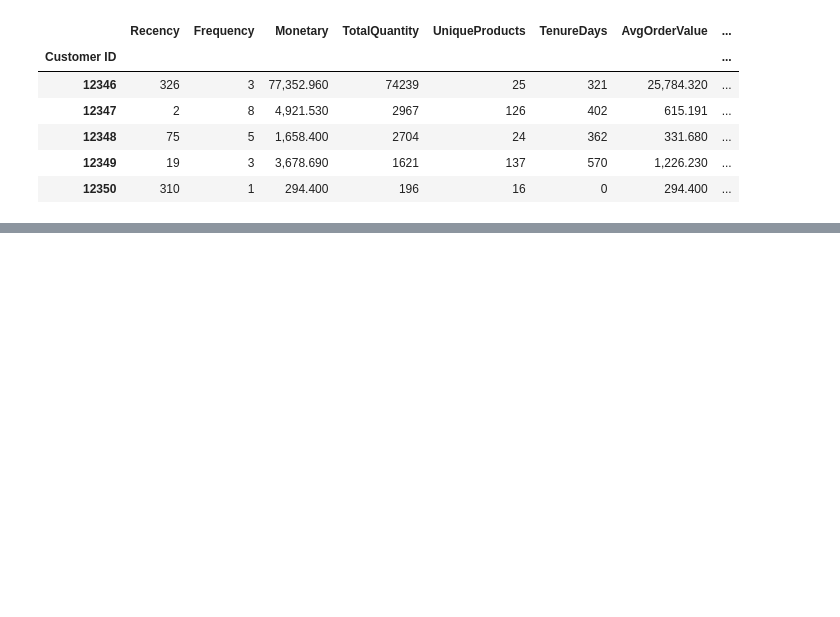
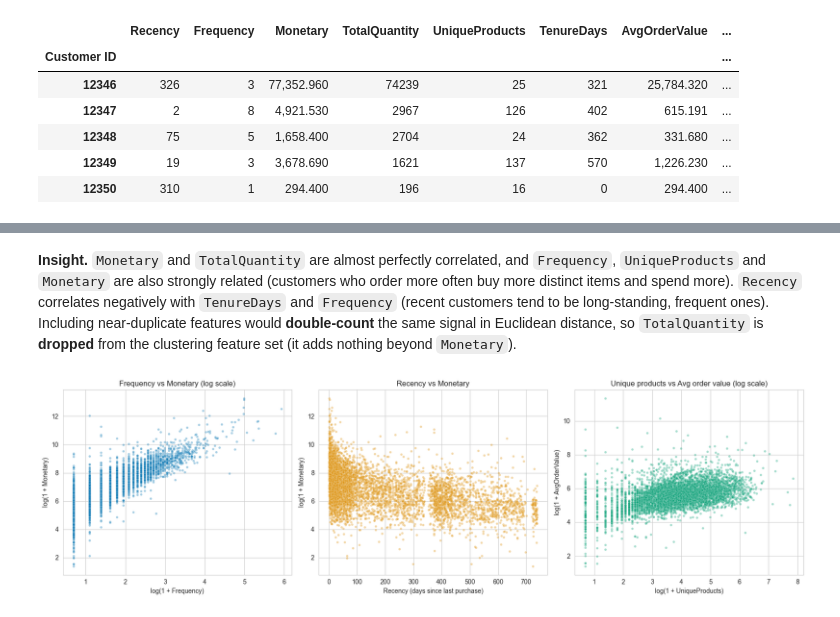
Before and after one commit to pragna100510/ML_Capstone, a Jupyter notebook: clustering/clustering.ipynb, the cells around one changed output, grey strips where cells are left out. Saved outputs shown, nothing was run; the diff lists cells and outputs as text; code cells hidden in the pictures; blank space fills up the shorter version.

```diff
--- a/clustering/clustering.ipynb
+++ b/clustering/clustering.ipynb
@@ -280,0 +366,29 @@ Customer table shape: (5852, 9)
+# %% [markdown]
+**Insight.** `Monetary` and `TotalQuantity` are almost perfectly correlated, and `Frequency`, `UniqueProducts` and `Monetary` are also strongly related (customers who order more often buy more distinct items and spend more). `Recency` correlates negatively with `TenureDays` and `Frequency` (recent customers tend to be long-standing, frequent ones). Including near-duplicate features would **double-count** the same signal in Euclidean distance, so `TotalQuantity` is **dropped** from the clustering feature set (it adds nothing beyond `Monetary`).
+# %%
+# --- Relationships between key features (log scale), a "target-like" look at structure ---
+fig, axes = plt.subplots(1, 3, figsize=(17, 5))
+
+sns.scatterplot(x=np.log1p(customers["Frequency"]), y=np.log1p(customers["Monetary"]),
+                alpha=0.35, s=14, ax=axes[0], color=PALETTE[0])
+axes[0].set_title("Frequency vs Monetary (log scale)")
+axes[0].set_xlabel("log(1 + Frequency)")
+axes[0].set_ylabel("log(1 + Monetary)")
+
+sns.scatterplot(x=customers["Recency"], y=np.log1p(customers["Monetary"]),
+                alpha=0.35, s=14, ax=axes[1], color=PALETTE[1])
+axes[1].set_title("Recency vs Monetary")
+axes[1].set_xlabel("Recency (days since last purchase)")
+axes[1].set_ylabel("log(1 + Monetary)")
+
+sns.scatterplot(x=np.log1p(customers["UniqueProducts"]), y=np.log1p(customers["AvgOrderValue"]),
+                alpha=0.35, s=14, ax=axes[2], color=PALETTE[2])
+axes[2].set_title("Unique products vs Avg order value (log scale)")
+axes[2].set_xlabel("log(1 + UniqueProducts)")
+axes[2].set_ylabel("log(1 + AvgOrderValue)")
+
+plt.tight_layout()
+plt.savefig("eda_feature_relationships.png", bbox_inches="tight")
+plt.show()
+# %% [output]
+[figure, added]
```
Also changed, not shown: parts of 10 cells of this notebook.
